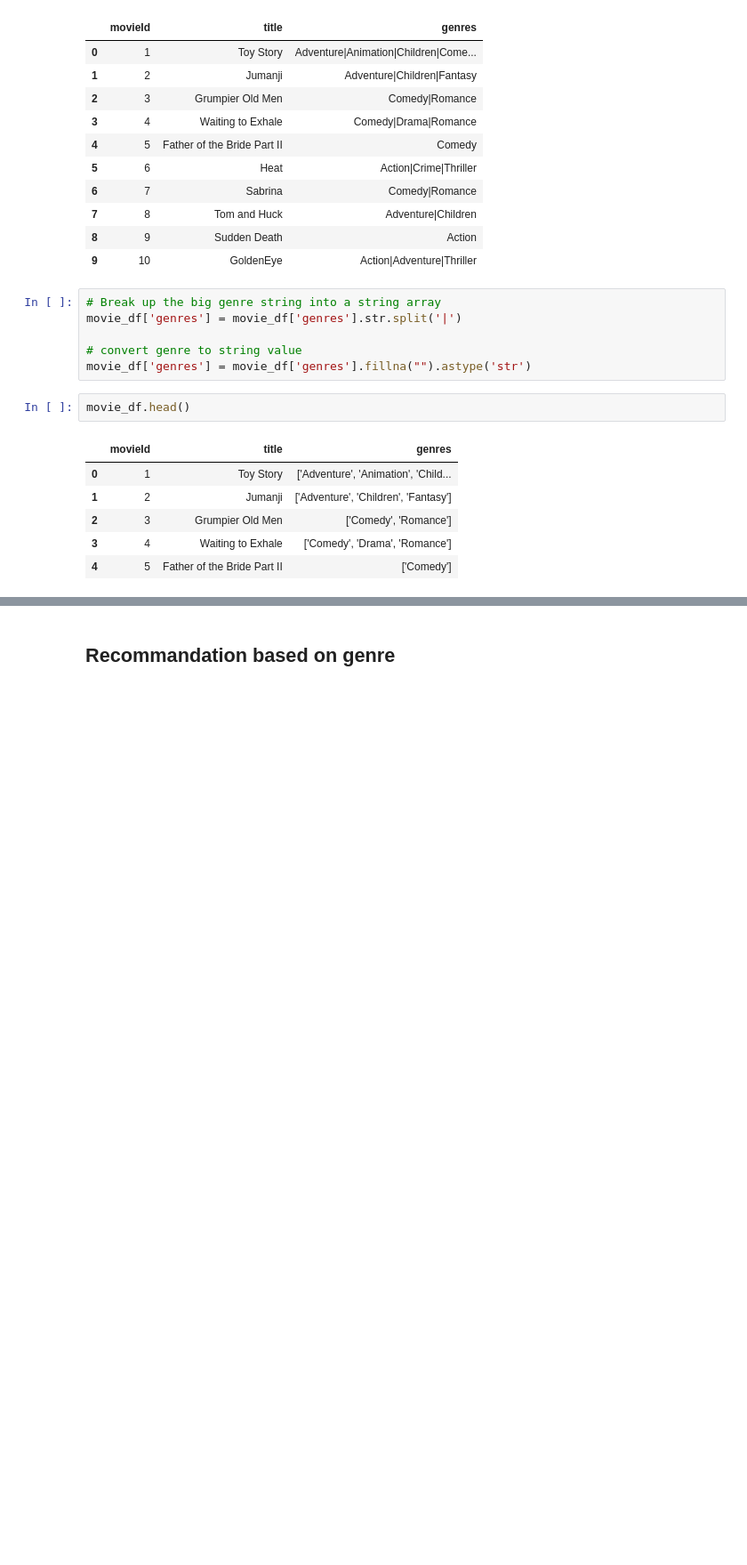
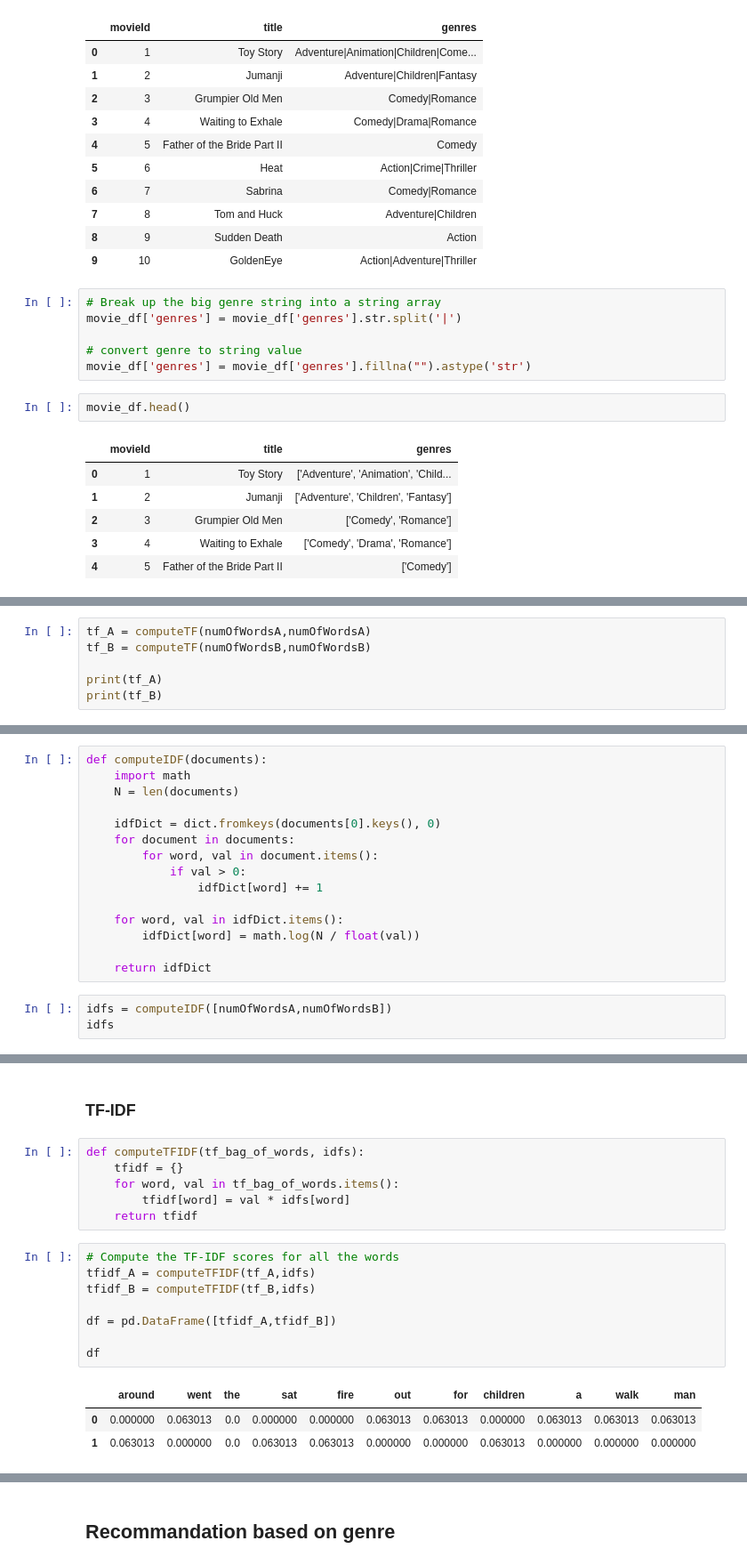
Before and after one commit to vinod2814/Movie-Recommedation-System, a Jupyter notebook: movierecommedsystem.ipynb, the cells around one changed output, grey strips where cells are left out. Shown: that part at 89% size. Cells and saved outputs as stored; diff of their text form; blank space fills up the shorter version.

```diff
--- a/movierecommedsystem.ipynb
+++ b/movierecommedsystem.ipynb
@@ -40,0 +81,6 @@ movie_df.head()
+# %%
+tf_A = computeTF(numOfWordsA,numOfWordsA)
+tf_B = computeTF(numOfWordsB,numOfWordsB)
+
+print(tf_A)
+print(tf_B)
@@ -40,0 +92,18 @@ movie_df.head()
+# %%
+def computeIDF(documents):
+    import math
+    N = len(documents)
+
+    idfDict = dict.fromkeys(documents[0].keys(), 0)
+    for document in documents:
+        for word, val in document.items():
+            if val > 0:
+                idfDict[word] += 1
+
+    for word, val in idfDict.items():
+        idfDict[word] = math.log(N / float(val))
+
+    return idfDict
+# %%
+idfs = computeIDF([numOfWordsA,numOfWordsB])
+idfs
@@ -40,0 +122,20 @@ movie_df.head()
+# %% [markdown]
+### TF-IDF
+# %%
+def computeTFIDF(tf_bag_of_words, idfs):
+    tfidf = {}
+    for word, val in tf_bag_of_words.items():
+        tfidf[word] = val * idfs[word]
+    return tfidf
+# %%
+# Compute the TF-IDF scores for all the words
+tfidf_A = computeTFIDF(tf_A,idfs)
+tfidf_B = computeTFIDF(tf_B,idfs)
+
+df = pd.DataFrame([tfidf_A,tfidf_B])
+
+df
+# %% [output]
+|  | around | went | the | sat | fire | out | for | children | a | walk | man |
+| 0 | 0.000000 | 0.063013 | 0.0 | 0.000000 | 0.000000 | 0.063013 | 0.063013 | 0.000000 | 0.063013 | 0.063013 | 0.063013 |
+| 1 | 0.063013 | 0.000000 | 0.0 | 0.063013 | 0.063013 | 0.000000 | 0.000000 | 0.063013 | 0.000000 | 0.000000 | 0.000000 |
```
Also changed, not shown: parts of 15 cells of this notebook.
